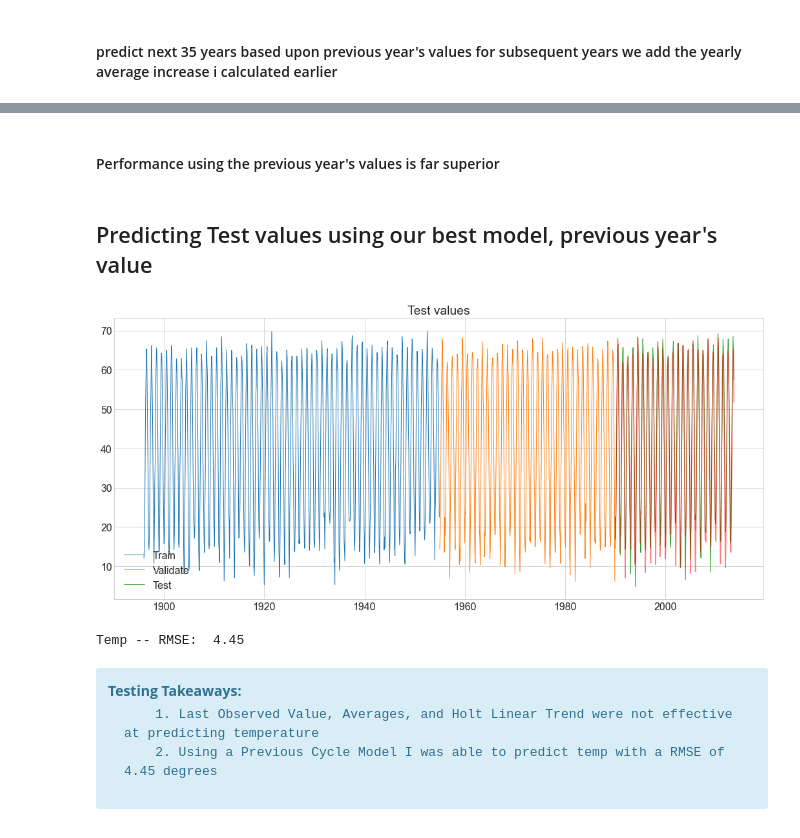
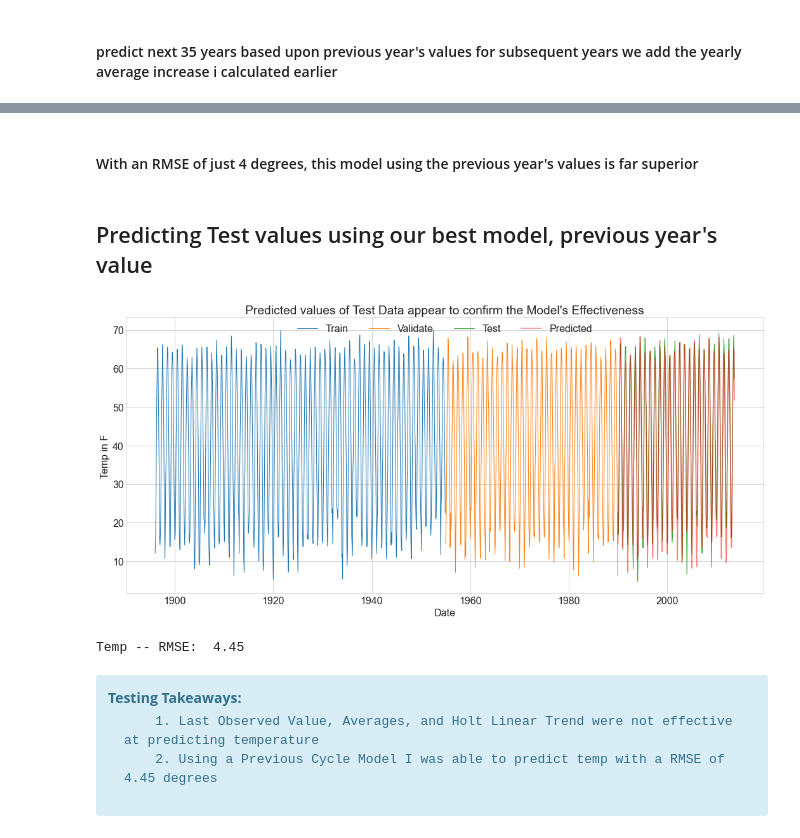
Before and after one commit to DanChurchill/time_series_exercises, a Jupyter notebook: time_series_mini-project.ipynb, the cells around one changed output, grey strips where cells are left out. Cells and saved outputs as stored; diff of their text form; code cells hidden in the pictures.

Commit message:
minor updates to visualization formating.  Final product for submission

```diff
--- a/time_series_mini-project.ipynb
+++ b/time_series_mini-project.ipynb
@@ -380,5 +378,5 @@ Temp -- RMSE: 4
 # %% [markdown]
-#### Performance using the previous year's values is far superior
+#### With an RMSE of just 4 degrees, this model using the previous year's values is far superior
 # %% [markdown]
 ## Predicting Test values using our best model, previous year's value
 # %%
@@ -388,15 +386,17 @@ yhat_df.index = test.index
 # %%
 plt.plot(train['temp'], label = 'Train', linewidth = 1)
 plt.plot(validate['temp'], label = 'Validate', linewidth = 1)
 plt.plot(test['temp'], label = 'Test', linewidth = 1)
-plt.plot(yhat_df['temp'], alpha = .5, color="red")
-plt.title('Test values')
-plt.legend()
+plt.plot(yhat_df['temp'], label = 'Predicted', alpha = .5, color="red")
+plt.title("Predicted values of Test Data appear to confirm the Model's Effectiveness")
+plt.legend(loc='upper center',ncol=4,frameon=False,bbox_to_anchor=(0.5, 1.01))
+plt.xlabel('Date')
+plt.ylabel('Temp in F')
 plt.show()
 print("Temp -- RMSE: ", round((mean_squared_error(test['temp'], yhat_df['temp'])**.5), 2)
 )
 # %% [output]
-[figure, old version]
+[figure, new version]
 Temp -- RMSE:  4.45
 # %% [markdown]
 <div class="alert alert-block alert-info">
```
Also changed, not shown: parts of 25 cells of this notebook.
